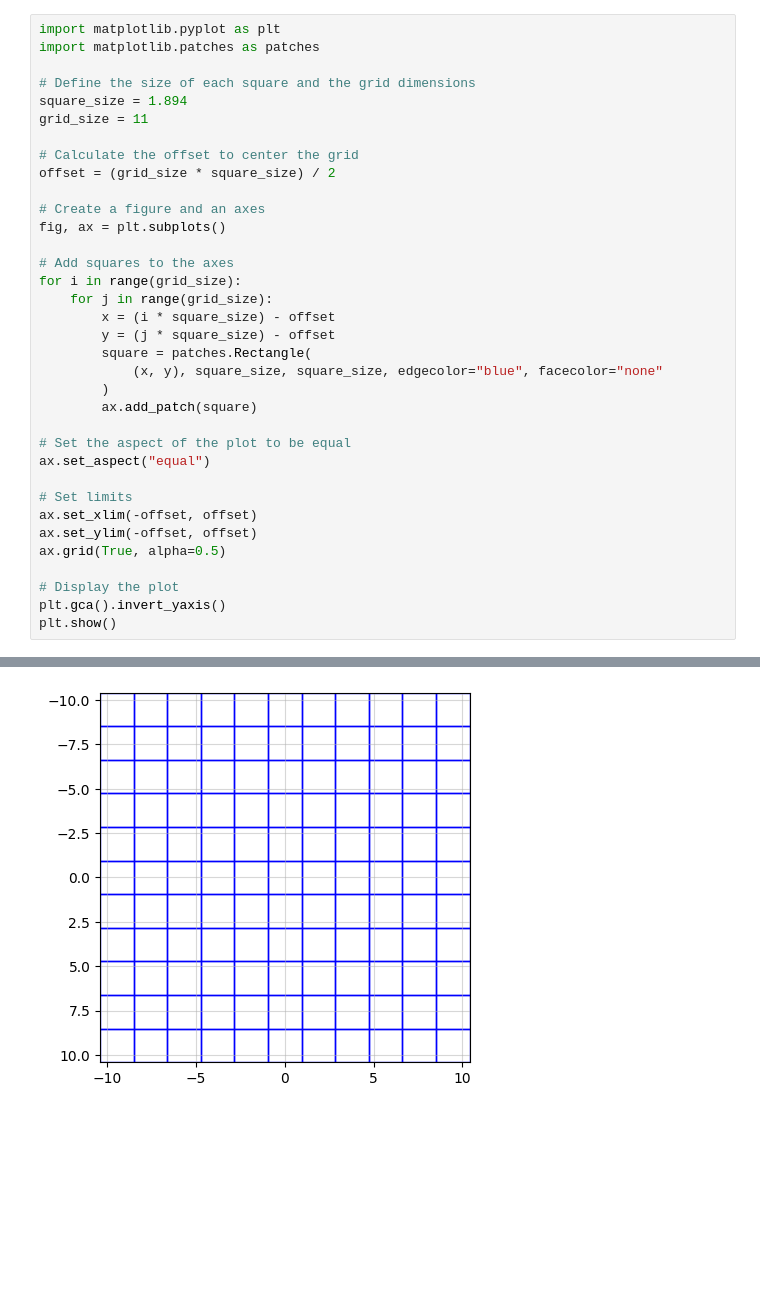
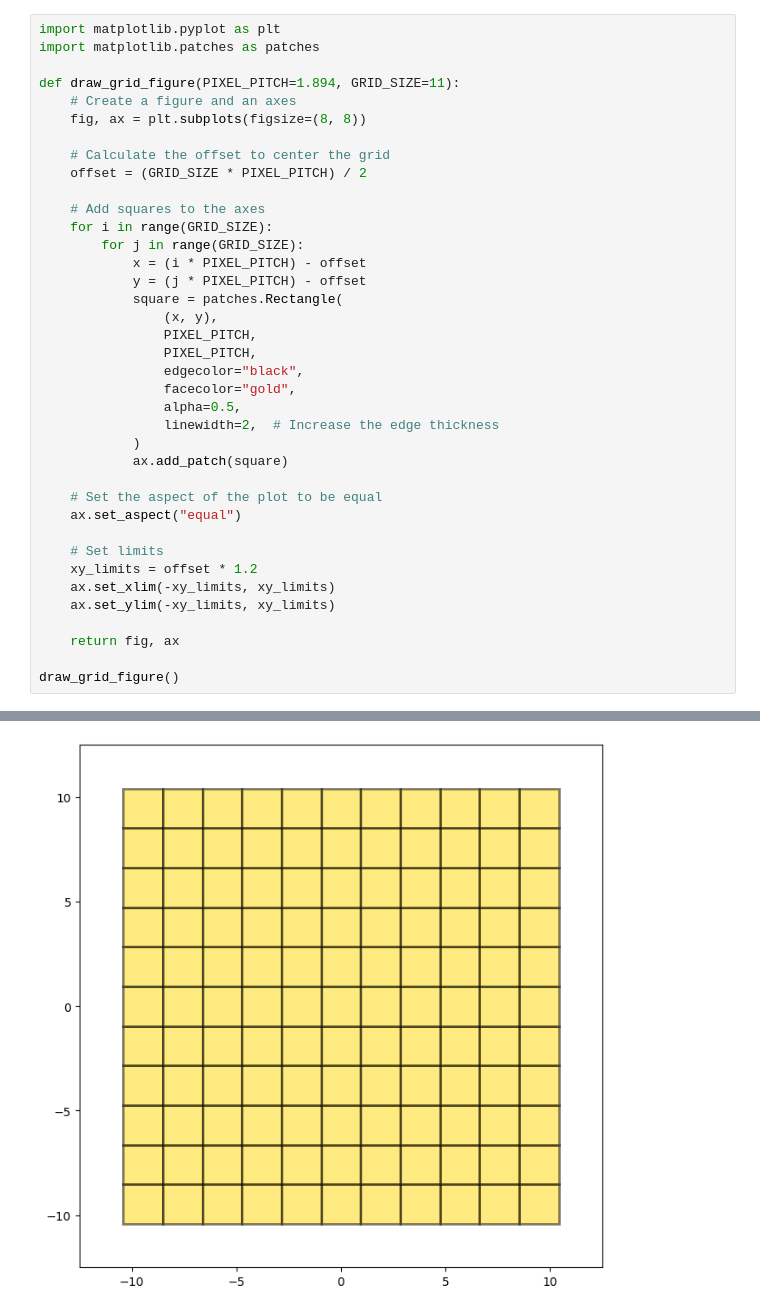
Before and after one commit to johnnykfeng/spectrum-analyzer, a Jupyter notebook: TEMP/hole_projections.ipynb, the cells around one changed output, grey strips where cells are left out. Cells and saved outputs as stored; diff of their text form; blank space fills up the shorter version.

```diff
--- a/TEMP/hole_projections.ipynb
+++ b/TEMP/hole_projections.ipynb
@@ -158,35 +17,38 @@ plt.legend()
 import matplotlib.pyplot as plt
 import matplotlib.patches as patches
 
-# Define the size of each square and the grid dimensions
-square_size = 1.894
-grid_size = 11
+def draw_grid_figure(PIXEL_PITCH=1.894, GRID_SIZE=11):
+    # Create a figure and an axes
+    fig, ax = plt.subplots(figsize=(8, 8))
 
-# Calculate the offset to center the grid
-offset = (grid_size * square_size) / 2
+    # Calculate the offset to center the grid
+    offset = (GRID_SIZE * PIXEL_PITCH) / 2
 
-# Create a figure and an axes
-fig, ax = plt.subplots()
+    # Add squares to the axes
+    for i in range(GRID_SIZE):
+        for j in range(GRID_SIZE):
+            x = (i * PIXEL_PITCH) - offset
+            y = (j * PIXEL_PITCH) - offset
+            square = patches.Rectangle(
+                (x, y),
+                PIXEL_PITCH,
+                PIXEL_PITCH,
+                edgecolor="black",
+                facecolor="gold",
+                alpha=0.5,
+                linewidth=2,  # Increase the edge thickness
+            )
+            ax.add_patch(square)
 
-# Add squares to the axes
-for i in range(grid_size):
-    for j in range(grid_size):
-        x = (i * square_size) - offset
-        y = (j * square_size) - offset
-        square = patches.Rectangle(
-            (x, y), square_size, square_size, edgecolor="blue", facecolor="none"
-        )
-        ax.add_patch(square)
+    # Set the aspect of the plot to be equal
+    ax.set_aspect("equal")
 
-# Set the aspect of the plot to be equal
-ax.set_aspect("equal")
+    # Set limits
+    xy_limits = offset * 1.2
+    ax.set_xlim(-xy_limits, xy_limits)
+    ax.set_ylim(-xy_limits, xy_limits)
 
-# Set limits
-ax.set_xlim(-offset, offset)
-ax.set_ylim(-offset, offset)
-ax.grid(True, alpha=0.5)
+    return fig, ax
 
-# Display the plot
-plt.gca().invert_yaxis()
-plt.show()
+draw_grid_figure()
 # %% [output]
@@ -193 +56 @@ plt.show()
-[figure, old version]
+[figure, new version]
```
Also changed, not shown: parts of 13 cells of this notebook, 2 other files.
